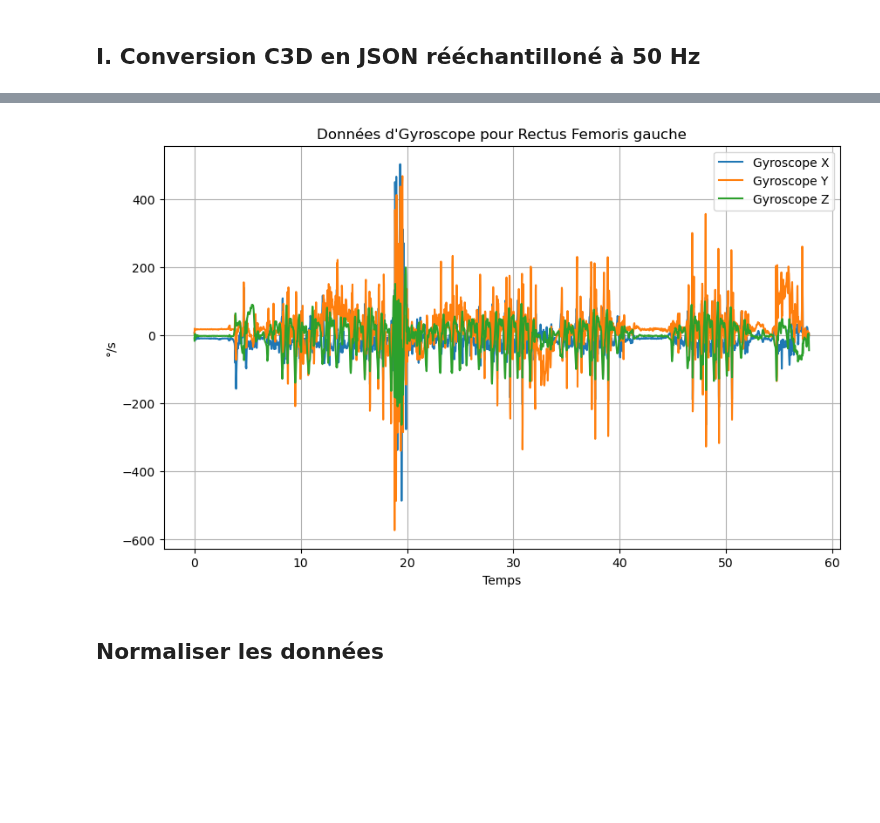
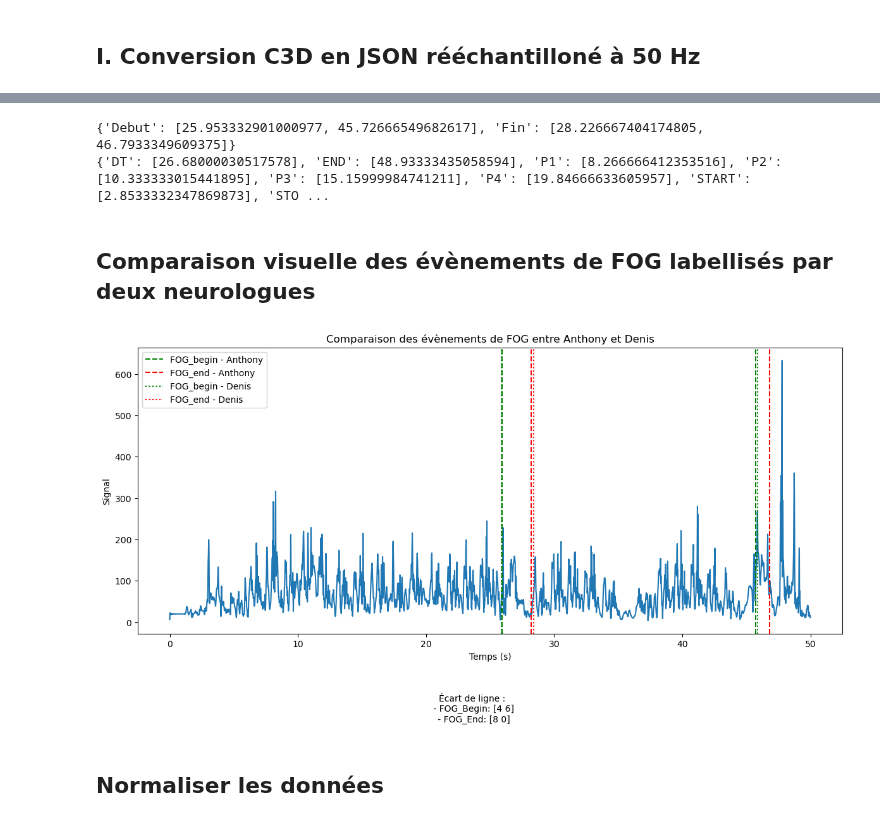
Before and after one commit to Anthoplc/Detect-FOG, a Jupyter notebook: code/Preprocessing.ipynb, the cells around one changed output, grey strips where cells are left out. Drawn from its saved outputs; the diff is of its cells as text; code cells hidden in the pictures; blank space fills up the shorter version.

Commit message:
Création de graphiques superposés entre les évènements de FOG labelisés par deux personnes

```diff
--- a/code/Preprocessing.ipynb
+++ b/code/Preprocessing.ipynb
@@ -275,18 +275,2 @@ chemin__fichier_json = "C:/Users/antho/Documents/MEMOIRE_M2/CODE_STAGE_M2/DATABA
 
 creation_json_grace_c3d(fichier_brut, patient_id, date_de_naissance, medicaments, chemin__fichier_json)
-# %%
-# Charger le fichier JSON
-with open(chemin_fichier_json, "r") as fichier_json:
-    donnees_patient = json.load(fichier_json)
-
-# Accéder aux données spécifiques
-#temps = donnees_patient["Rectus Femoris"]["Left"]["ACC"]["norme"]
-temps = donnees_patient["metadata"]["Temps"]
-Rectus_Femoris_gyro_x= donnees_patient["Tibialis Anterior"]["Left"]["GYRO"]["X"]
-Rectus_Femoris_gyro_y= donnees_patient["Tibialis Anterior"]["Left"]["GYRO"]["Y"]
-Rectus_Femoris_gyro_z= donnees_patient["Tibialis Anterior"]["Left"]["GYRO"]["Z"]
-Rectus_Femoris_acc_x= donnees_patient["Tibialis Anterior"]["Left"]["ACC"]["X"]
-Rectus_Femoris_acc_y= donnees_patient["Tibialis Anterior"]["Left"]["ACC"]["Y"]
-Rectus_Femoris_acc_z= donnees_patient["Tibialis Anterior"]["Left"]["ACC"]["Z"]
-Norme_ACC = donnees_patient["Tibialis Anterior"]["Left"]["ACC"]["norme"]
-Norme_GYRO = donnees_patient["Tibialis Anterior"]["Left"]["GYRO"]["norme"]
@@ -311,14 +277,29 @@ plt.show()
-# %%
-# Création du graphique pour les données d'accélération
-plt.figure(figsize=(10, 6))
-plt.plot(temps, Rectus_Femoris_gyro_x, label='Gyroscope X')
-plt.plot(temps, Rectus_Femoris_gyro_y, label='Gyroscope Y')
-plt.plot(temps, Rectus_Femoris_gyro_z, label='Gyroscope Z')
-plt.xlabel('Temps')
-plt.ylabel('°/s')
-plt.title('Données d\'Gyroscope pour Rectus Femoris gauche')
-plt.legend()
-plt.grid(True)
-plt.show()
-# %% [output]
-[figure, removed]
+# %%
+chemin_fichier_json_16 = "C:/Users/antho/Documents/MEMOIRE_M2/CODE_STAGE_M2/DATABASE/Video overlay 16.json"
+chemin_fichier_json_anthony = "C:/Users/antho/Documents/MEMOIRE_M2/CODE_STAGE_M2/DATABASE/Video overlay 16 - Anthony.json"
+
+
+# Charger le fichier JSON
+with open(chemin_fichier_json_16, "r") as fichier_json:
+    donnees_patient_16 = json.load(fichier_json)
+
+with open(chemin_fichier_json_anthony, "r") as fichier_json:
+    donnees_patient_anthony = json.load(fichier_json)
+
+
+# Accéder aux données spécifiques
+#temps = donnees_patient["Rectus Femoris"]["Left"]["ACC"]["norme"]
+temps_16 = donnees_patient_16["metadata"]["Temps"]
+Norme_GYRO_tibia_16 = donnees_patient_16["Tibialis Anterior"]["Left"]["GYRO"]["norme"]
+FOG_overlay_16 = donnees_patient_16["FOG"]
+parcours_16 = donnees_patient_16["Parcours"]
+
+temps_anthony = donnees_patient_anthony["metadata"]["Temps"]
+Norme_GYRO_tibia_anthony = donnees_patient_anthony["Tibialis Anterior"]["Left"]["GYRO"]["norme"]
+FOG_overlay_anthony = donnees_patient_anthony["FOG"]
+parcours_anthony = donnees_patient_anthony["Parcours"]
+# %% [output]
+{'Debut': [25.953332901000977, 45.72666549682617], 'Fin': [28.226667404174805, 46.7933349609375]}
+{'DT': [26.68000030517578], 'END': [48.93333435058594], 'P1': [8.266666412353516], 'P2': [10.333333015441895], 'P3': [15.15999984741211], 'P4': [19.84666633605957], 'START': [2.8533332347869873], 'STO ...
+# %% [markdown]
+## Comparaison visuelle des évènements de FOG labellisés par deux neurologues
@@ -325,3 +360,7 @@ plt.show()
+# %%
+plot_comparison_with_events(temps_16, Norme_GYRO_tibia_16, "Anthony", FOG_overlay_16, "Denis",FOG_overlay_anthony)
+# %% [output]
+[figure, added]
 # %% [markdown]
 ## Normaliser les données
 # %% [markdown]
```
Also changed, not shown: parts of 5 cells of this notebook.
